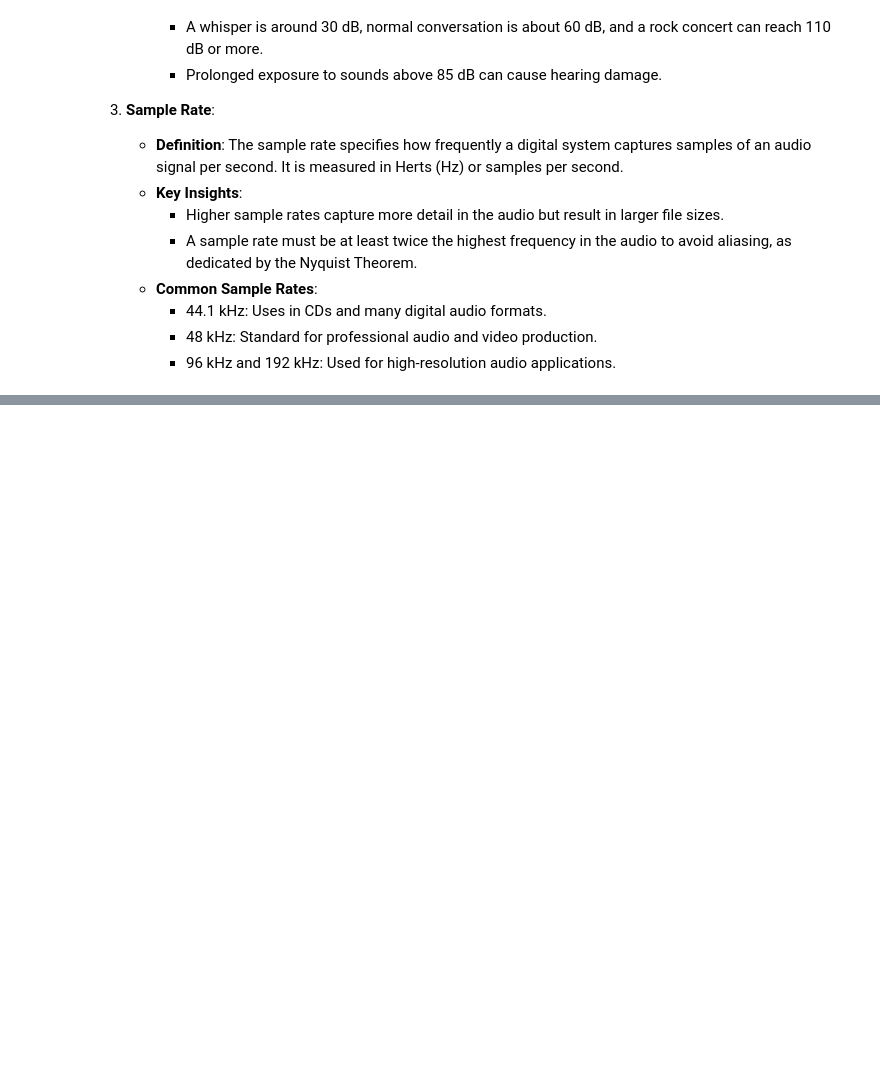
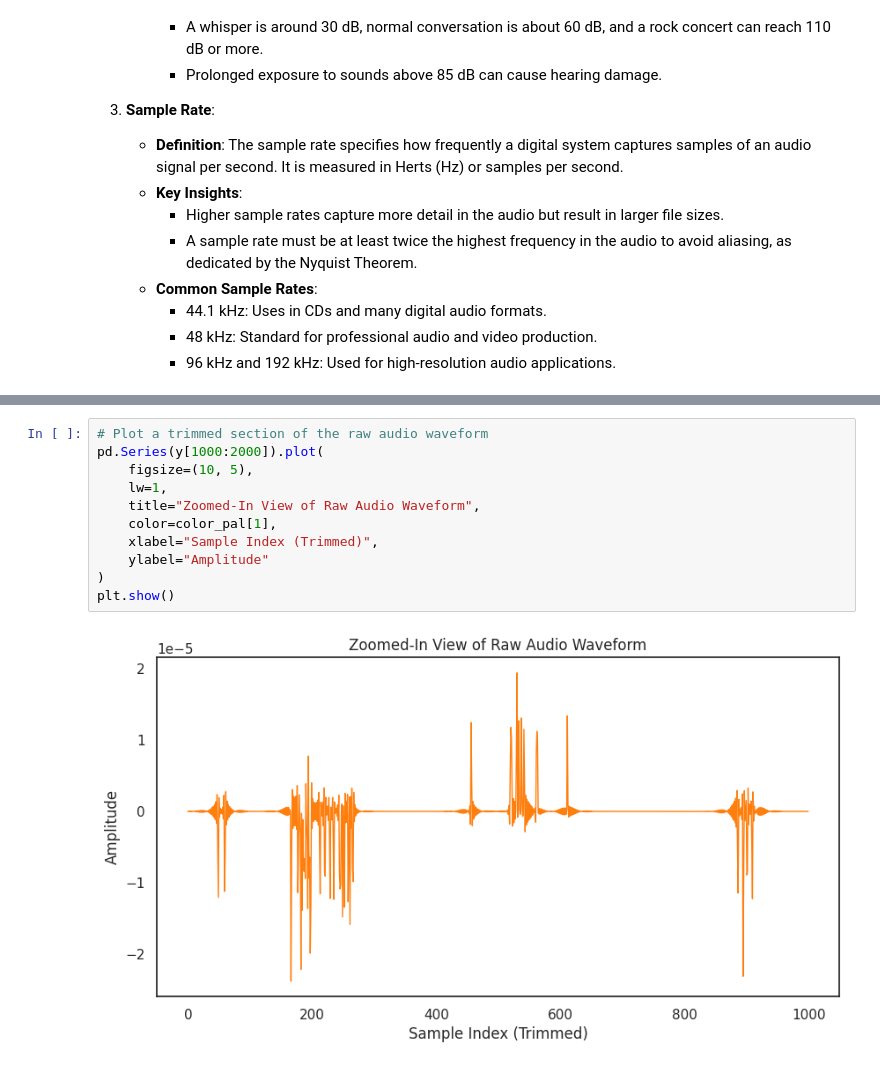
Before and after one commit to jahez07/learnin4romDrSreeni, a Jupyter notebook: other/AudioProcessingML.ipynb, the cells around one changed output, grey strips where cells are left out. Cells and saved outputs as stored; diff of their text form; blank space fills up the shorter version.

```diff
--- a/other/AudioProcessingML.ipynb
+++ b/other/AudioProcessingML.ipynb
@@ -95,0 +126,13 @@ ipd.Audio(audio_file[5])
+# %%
+# Plot a trimmed section of the raw audio waveform
+pd.Series(y[1000:2000]).plot(
+    figsize=(10, 5),
+    lw=1,
+    title="Zoomed-In View of Raw Audio Waveform",
+    color=color_pal[1],
+    xlabel="Sample Index (Trimmed)",
+    ylabel="Amplitude"
+)
+plt.show()
+# %% [output]
+[figure, added]
```
Also changed, not shown: parts of 32 cells of this notebook, 1 other file.
